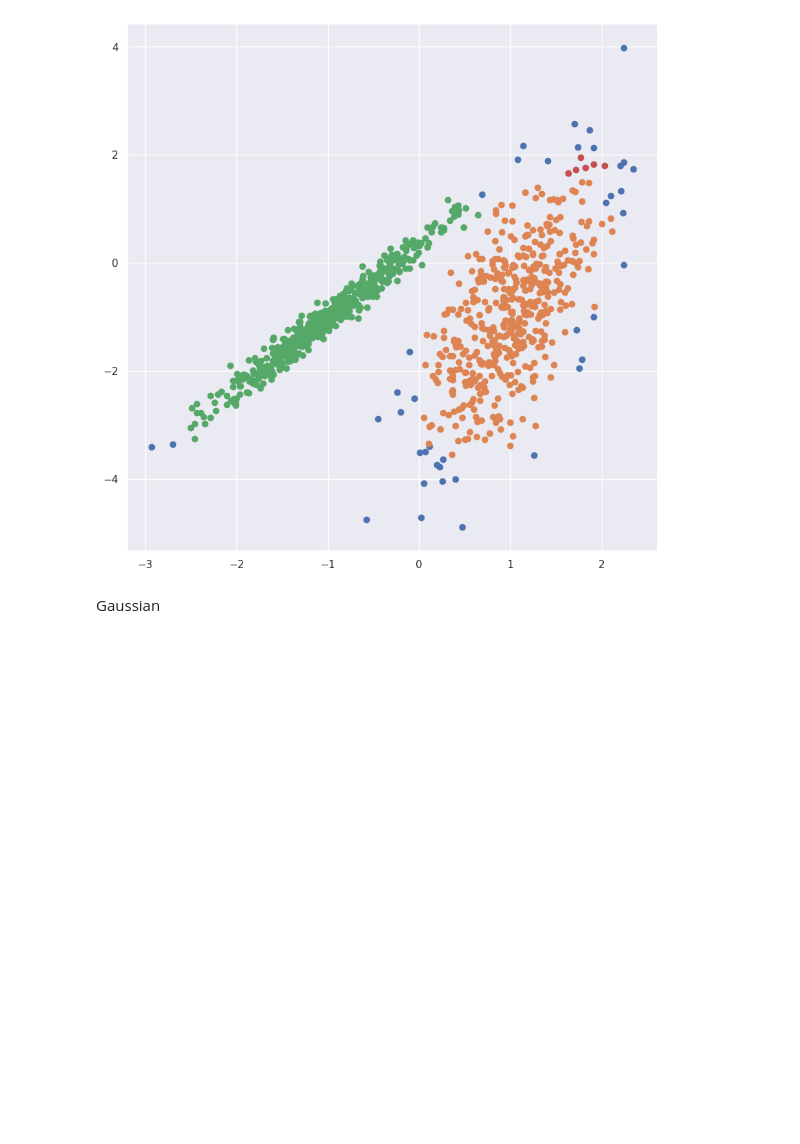
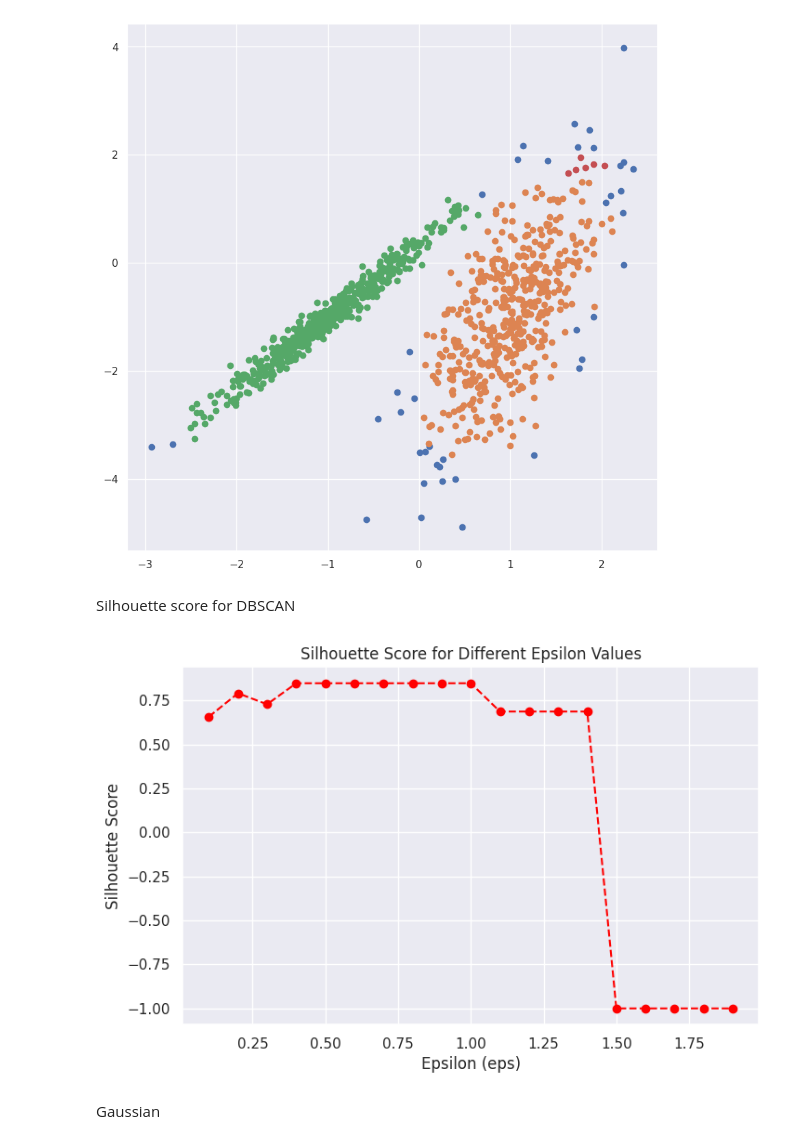
Before and after one commit to Lillian-muchoki/AI-TruthGuard-Bias, a Jupyter notebook: clustering-assignment.ipynb, the cells around one changed output. Saved outputs shown, nothing was run; the diff lists cells and outputs as text; code cells hidden in the pictures; blank space fills up the shorter version.

Commit message:
Kaggle Notebook | CLUSTERING ASSIGNMENT | Version 2

```diff
--- a/clustering-assignment.ipynb
+++ b/clustering-assignment.ipynb
@@ -162,6 +162,47 @@ for dbscan_clusters in dbscan_clusters:
 pyplot.show()
 # %% [output]
 [figure]
+# %% [markdown]
+Silhouette score for DBSCAN
+# %%
+import numpy as np
+import matplotlib.pyplot as plt
+from sklearn.metrics import silhouette_score
+from sklearn.datasets import make_blobs
+from sklearn.cluster import DBSCAN
+from sklearn.preprocessing import StandardScaler
+
+# Generate sample data
+X, _ = make_blobs(n_samples=300, centers=3, random_state=42)
+
+# Standardize the data
+X_scaled = StandardScaler().fit_transform(X)
+
+# Define different epsilon values to test
+eps_values = np.arange(0.1, 2.0, 0.1)
+
+# Store silhouette scores
+silhouette_scores = []
+
+for eps in eps_values:
+    dbscan = DBSCAN(eps=eps, min_samples=5)
+    cluster_labels = dbscan.fit_predict(X_scaled)
+
+    # Only compute silhouette score if more than 1 cluster is found
+    if len(set(cluster_labels)) > 1:
+        silhouette_scores.append(silhouette_score(X_scaled, cluster_labels))
+    else:
+        silhouette_scores.append(-1)  # Invalid silhouette score for single cluster
+
+# Plot Silhouette Scores
+plt.figure(figsize=(8, 5))
+plt.plot(eps_values, silhouette_scores, marker='o', linestyle='--', color='red')
+plt.xlabel('Epsilon (eps)')
+plt.ylabel('Silhouette Score')
+plt.title('Silhouette Score for Different Epsilon Values')
+plt.show()
+# %% [output]
+[figure, added]
 # %% [markdown]
 Gaussian
 # %%
```
Also changed, not shown: parts of 21 cells of this notebook.
